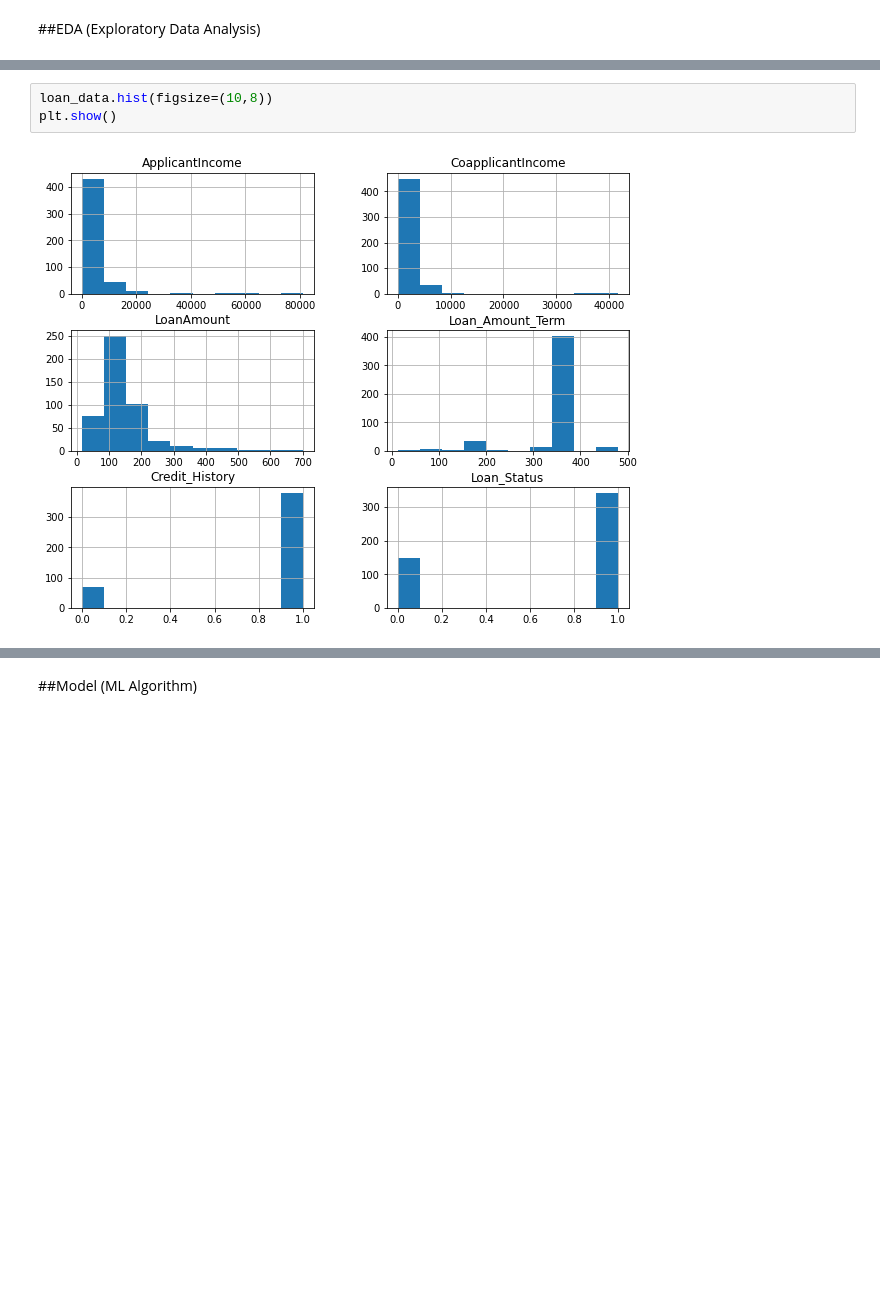
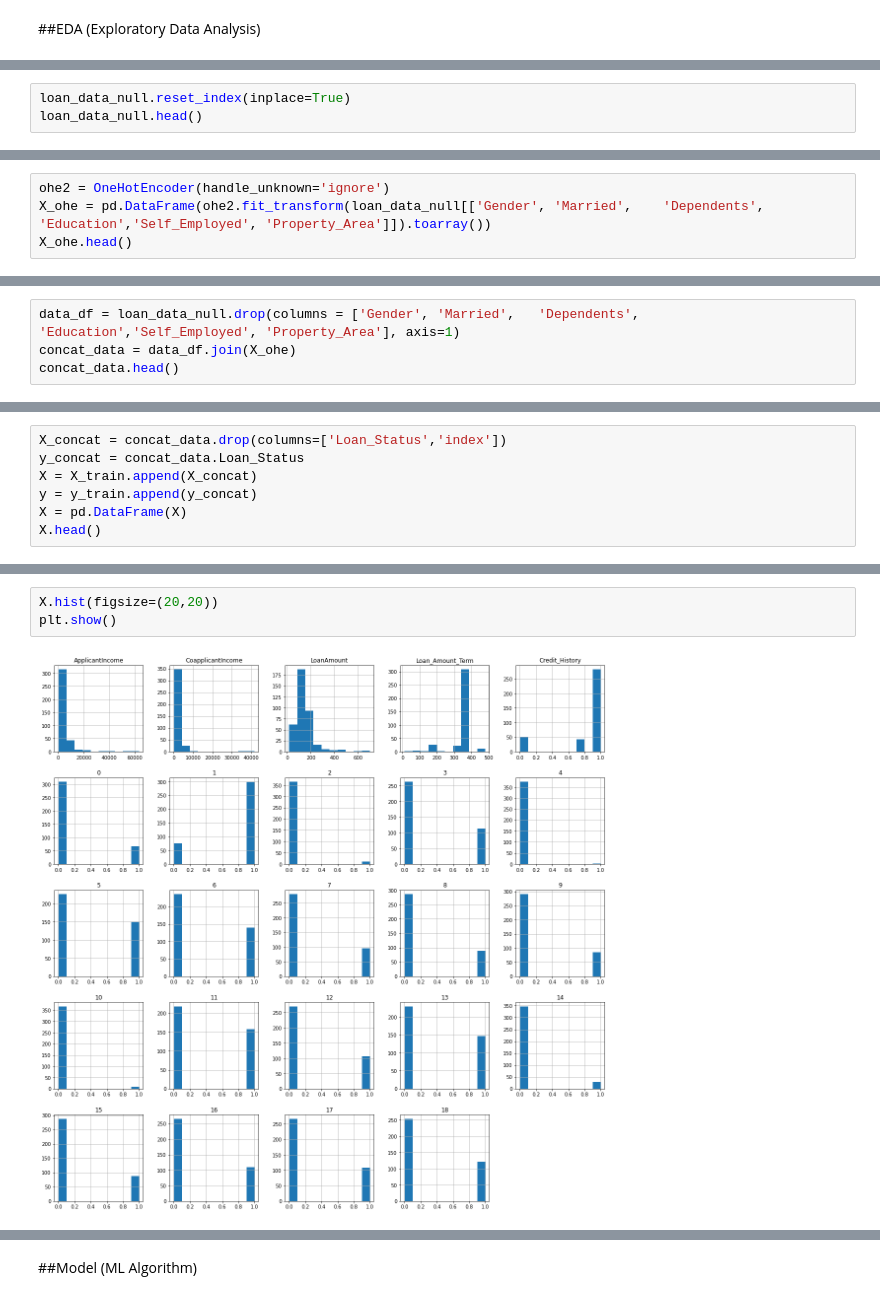
Before and after one commit to sabill/dphi-boothcamp-ml, a Jupyter notebook: Assignment_3_Advanced_Loan_or_No_Loan.ipynb, the cells around one changed output, grey strips where cells are left out. Cells and saved outputs as stored; diff of their text form; blank space fills up the shorter version.

```diff
--- a/Assignment_3_Advanced_Loan_or_No_Loan.ipynb
+++ b/Assignment_3_Advanced_Loan_or_No_Loan.ipynb
@@ -126,0 +244,3 @@ null_numerical = ['LoanAmount',	'Loan_Amount_Term',	'Credit_History']
+# %%
+loan_data_null.reset_index(inplace=True)
+loan_data_null.head()
@@ -126,0 +254,4 @@ null_numerical = ['LoanAmount',	'Loan_Amount_Term',	'Credit_History']
+# %%
+ohe2 = OneHotEncoder(handle_unknown='ignore')
+X_ohe = pd.DataFrame(ohe2.fit_transform(loan_data_null[['Gender', 'Married',	'Dependents',	'Education','Self_Employed', 'Property_Area']]).toarray())
+X_ohe.head()
@@ -126,0 +265,4 @@ null_numerical = ['LoanAmount',	'Loan_Amount_Term',	'Credit_History']
+# %%
+data_df = loan_data_null.drop(columns = ['Gender', 'Married',	'Dependents',	'Education','Self_Employed', 'Property_Area'], axis=1)
+concat_data = data_df.join(X_ohe)
+concat_data.head()
@@ -126,0 +285,7 @@ null_numerical = ['LoanAmount',	'Loan_Amount_Term',	'Credit_History']
+# %%
+X_concat = concat_data.drop(columns=['Loan_Status','index'])
+y_concat = concat_data.Loan_Status
+X = X_train.append(X_concat)
+y = y_train.append(y_concat)
+X = pd.DataFrame(X)
+X.head()
@@ -127,6 +328,6 @@ null_numerical = ['LoanAmount',	'Loan_Amount_Term',	'Credit_History']
 # %%
-loan_data.hist(figsize=(10,8))
+X.hist(figsize=(20,20))
 plt.show()
 # %% [output]
-[figure, old version]
+[figure, new version]
 # %%
```
Also changed, not shown: parts of 55 cells of this notebook.
